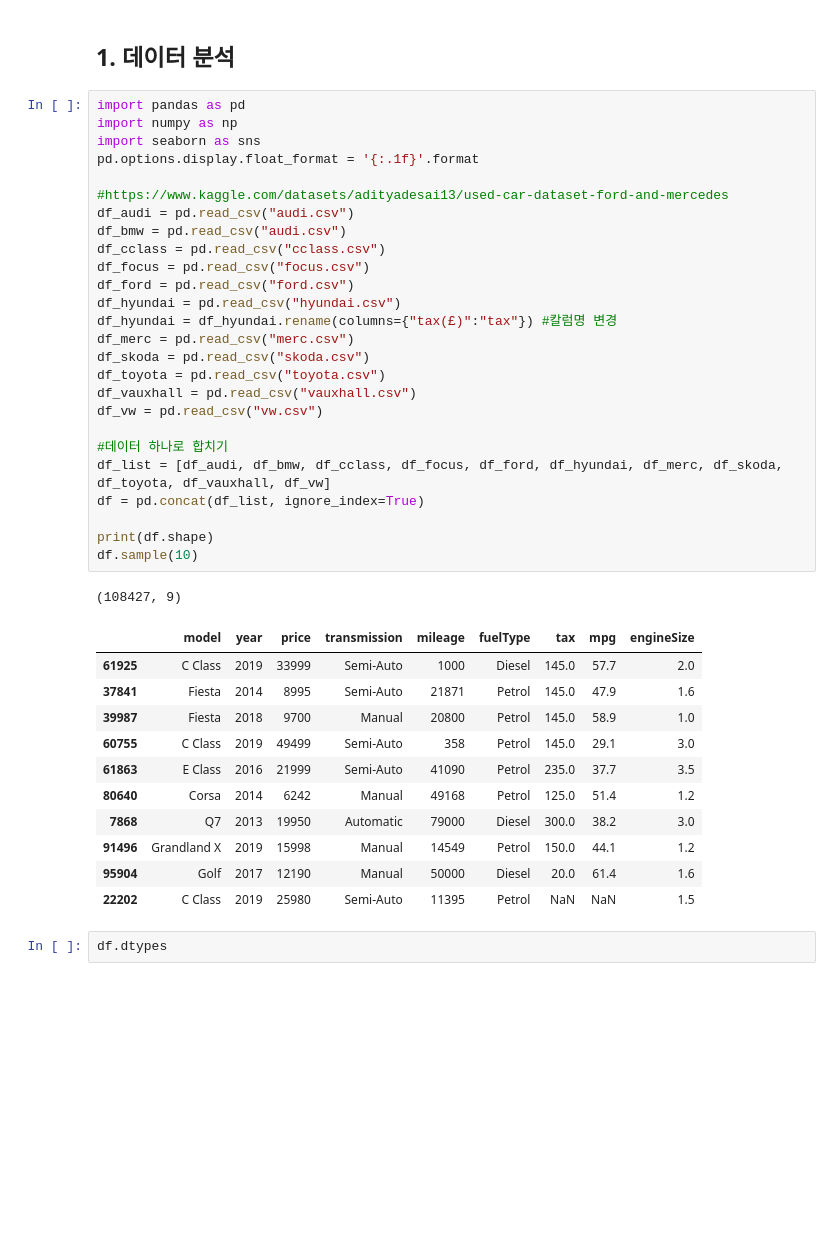
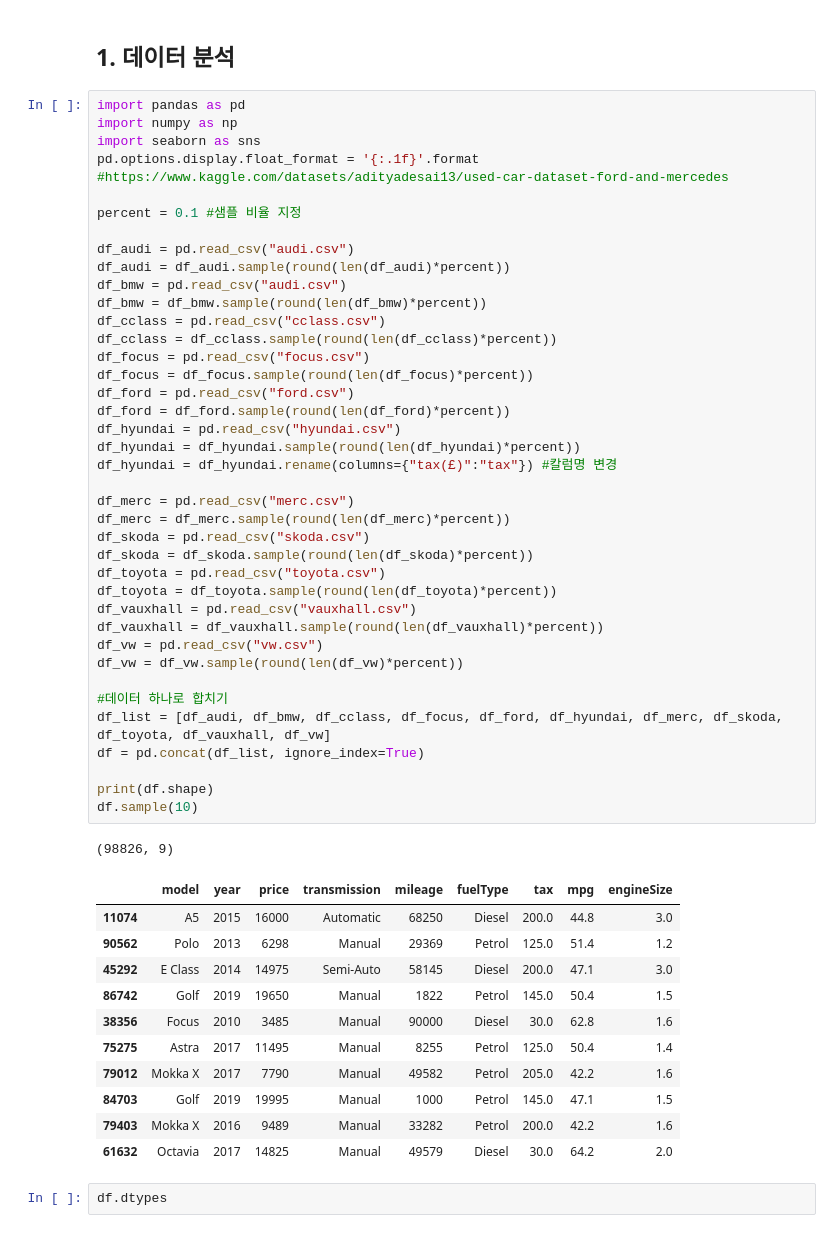
Before and after one commit to KYOH95/Project_2_Car_Analysis, a Jupyter notebook: Project2.ipynb, the cells around one changed output. Saved outputs shown, nothing was run; the diff lists cells and outputs as text; blank space fills up the shorter version.

```diff
--- a/Project2.ipynb
+++ b/Project2.ipynb
@@ -3,42 +3,56 @@
 # %%
 import pandas as pd
 import numpy as np
 import seaborn as sns
 pd.options.display.float_format = '{:.1f}'.format
+#https://www.kaggle.com/datasets/adityadesai13/used-car-dataset-ford-and-mercedes
 
-#https://www.kaggle.com/datasets/adityadesai13/used-car-dataset-ford-and-mercedes
+percent = 0.1 #샘플 비율 지정
+
 df_audi = pd.read_csv("audi.csv")
+df_audi = df_audi.sample(round(len(df_audi)*percent))
 df_bmw = pd.read_csv("audi.csv")
+df_bmw = df_bmw.sample(round(len(df_bmw)*percent))
 df_cclass = pd.read_csv("cclass.csv")
+df_cclass = df_cclass.sample(round(len(df_cclass)*percent))
 df_focus = pd.read_csv("focus.csv")
+df_focus = df_focus.sample(round(len(df_focus)*percent))
 df_ford = pd.read_csv("ford.csv")
+df_ford = df_ford.sample(round(len(df_ford)*percent))
 df_hyundai = pd.read_csv("hyundai.csv")
+df_hyundai = df_hyundai.sample(round(len(df_hyundai)*percent))
 df_hyundai = df_hyundai.rename(columns={"tax(£)":"tax"}) #칼럼명 변경
+
 df_merc = pd.read_csv("merc.csv")
+df_merc = df_merc.sample(round(len(df_merc)*percent))
 df_skoda = pd.read_csv("skoda.csv")
+df_skoda = df_skoda.sample(round(len(df_skoda)*percent))
 df_toyota = pd.read_csv("toyota.csv")
+df_toyota = df_toyota.sample(round(len(df_toyota)*percent))
 df_vauxhall = pd.read_csv("vauxhall.csv")
+df_vauxhall = df_vauxhall.sample(round(len(df_vauxhall)*percent))
 df_vw = pd.read_csv("vw.csv")
+df_vw = df_vw.sample(round(len(df_vw)*percent))
 
 #데이터 하나로 합치기
 df_list = [df_audi, df_bmw, df_cclass, df_focus, df_ford, df_hyundai, df_merc, df_skoda, df_toyota, df_vauxhall, df_vw]
 df = pd.concat(df_list, ignore_index=True)
 
 print(df.shape)
 df.sample(10)
 # %% [output]
-(108427, 9)
+(98826, 9)
 |  | model | year | price | transmission | mileage | fuelType | tax | mpg | engineSize |
-| 61925 | C Class | 2019 | 33999 | Semi-Auto | 1000 | Diesel | 145.0 | 57.7 | 2.0 |
-| 37841 | Fiesta | 2014 | 8995 | Semi-Auto | 21871 | Petrol | 145.0 | 47.9 | 1.6 |
-| 39987 | Fiesta | 2018 | 9700 | Manual | 20800 | Petrol | 145.0 | 58.9 | 1.0 |
-| 60755 | C Class | 2019 | 49499 | Semi-Auto | 358 | Petrol | 145.0 | 29.1 | 3.0 |
-| 61863 | E Class | 2016 | 21999 | Semi-Auto | 41090 | Petrol | 235.0 | 37.7 | 3.5 |
-| 80640 | Corsa | 2014 | 6242 | Manual | 49168 | Petrol | 125.0 | 51.4 | 1.2 |
-| 7868 | Q7 | 2013 | 19950 | Automatic | 79000 | Diesel | 300.0 | 38.2 | 3.0 |
-| 91496 | Grandland X | 2019 | 15998 | Manual | 14549 | Petrol | 150.0 | 44.1 | 1.2 |
-| 95904 | Golf | 2017 | 12190 | Manual | 50000 | Diesel | 20.0 | 61.4 | 1.6 |
-| 22202 | C Class | 2019 | 25980 | Semi-Auto | 11395 | Petrol | NaN | NaN | 1.5 |
+| 11074 | A5 | 2015 | 16000 | Automatic | 68250 | Diesel | 200.0 | 44.8 | 3.0 |
+| 90562 | Polo | 2013 | 6298 | Manual | 29369 | Petrol | 125.0 | 51.4 | 1.2 |
+| 45292 | E Class | 2014 | 14975 | Semi-Auto | 58145 | Diesel | 200.0 | 47.1 | 3.0 |
+| 86742 | Golf | 2019 | 19650 | Manual | 1822 | Petrol | 145.0 | 50.4 | 1.5 |
+| 38356 | Focus | 2010 | 3485 | Manual | 90000 | Diesel | 30.0 | 62.8 | 1.6 |
+| 75275 | Astra | 2017 | 11495 | Manual | 8255 | Petrol | 125.0 | 50.4 | 1.4 |
+| 79012 | Mokka X | 2017 | 7790 | Manual | 49582 | Petrol | 205.0 | 42.2 | 1.6 |
+| 84703 | Golf | 2019 | 19995 | Manual | 1000 | Petrol | 145.0 | 47.1 | 1.5 |
+| 79403 | Mokka X | 2016 | 9489 | Manual | 33282 | Petrol | 200.0 | 42.2 | 1.6 |
+| 61632 | Octavia | 2017 | 14825 | Manual | 49579 | Diesel | 30.0 | 64.2 | 2.0 |
 # %%
 df.dtypes
 # %% [output]
```
Also changed, not shown: parts of 7 cells of this notebook.
